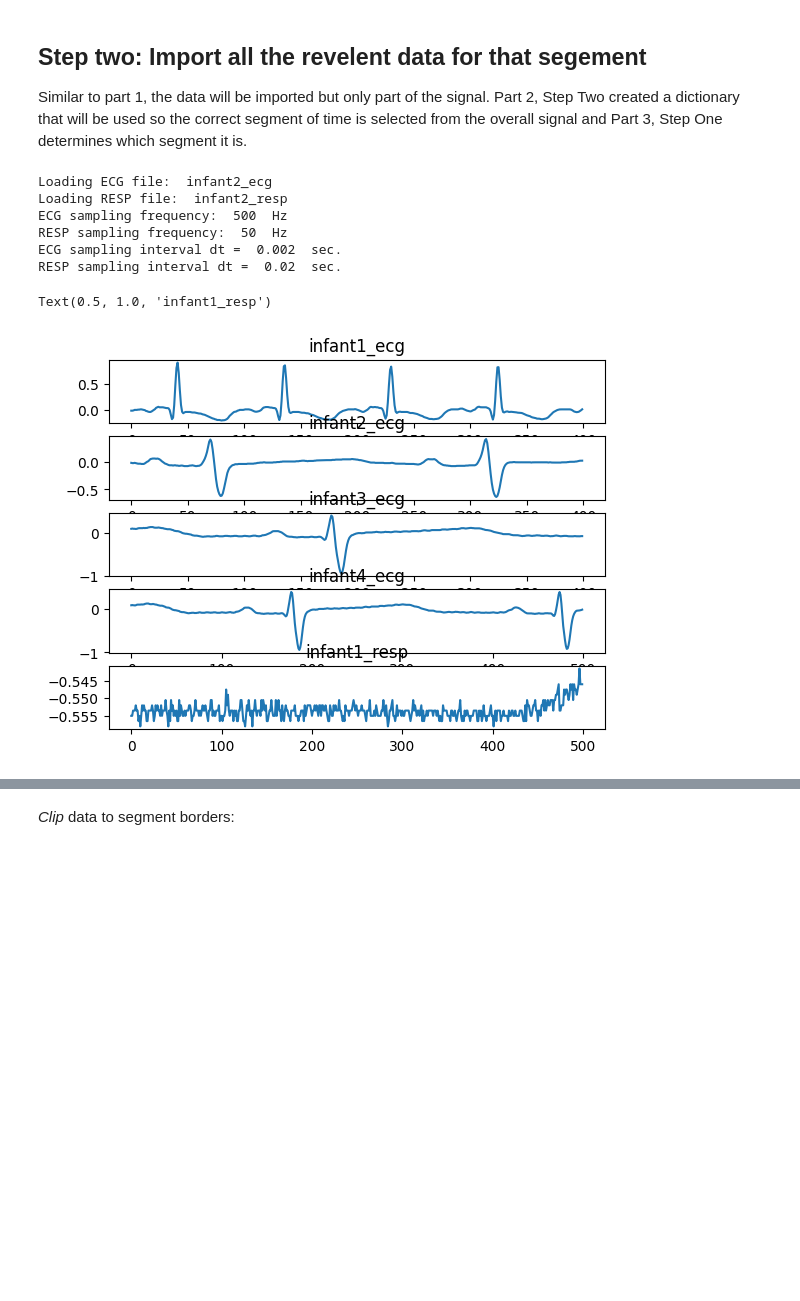
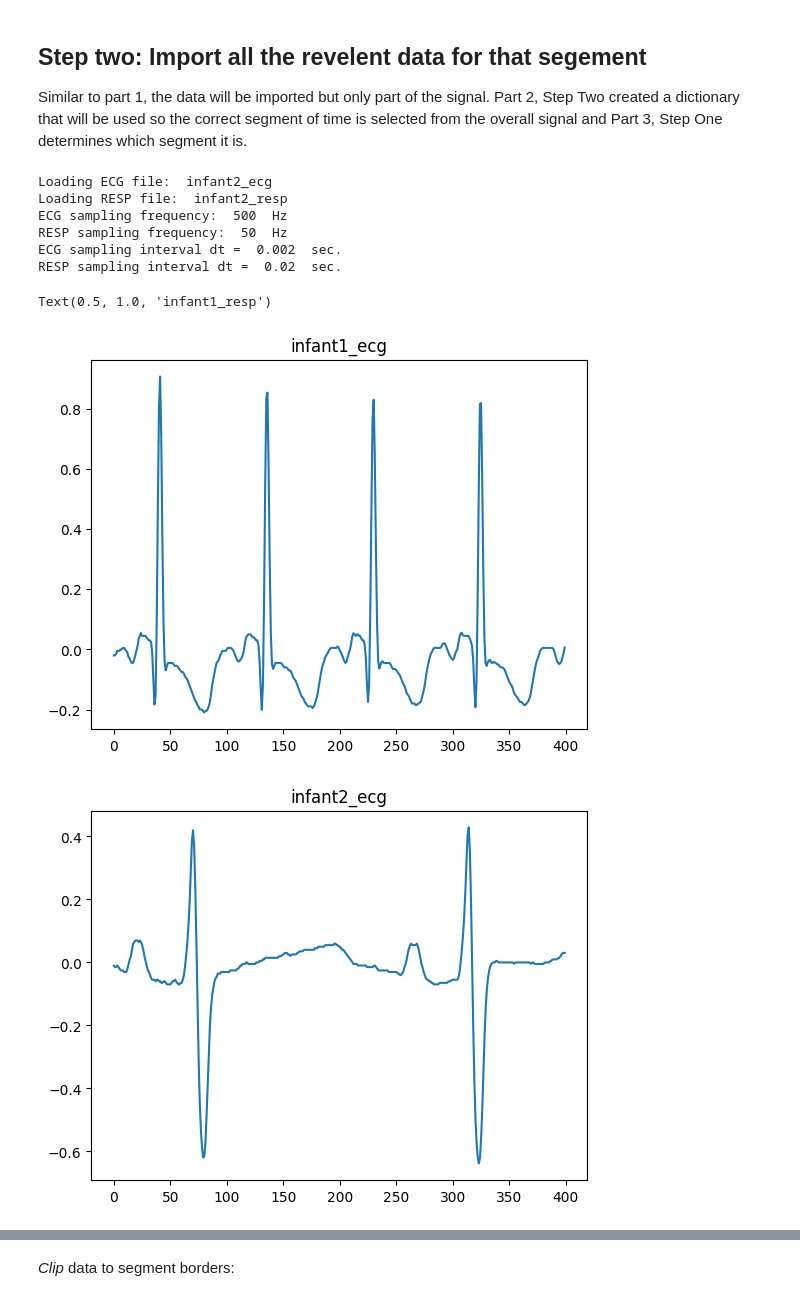
Before and after one commit to FlynnCao/WOA7015-EDA, a Jupyter notebook: main.ipynb, the cells around one changed output, grey strips where cells are left out. Drawn from its saved outputs; the diff is of its cells as text; code cells hidden in the pictures; blank space fills up the shorter version.

```diff
--- a/main.ipynb
+++ b/main.ipynb
@@ -527,40 +527,41 @@ print("RESP sampling interval dt = ", dt_resp, " sec.")
 
 # EDA
 plt.figure(1)
 ecg_record_1 = wfdb.rdsamp(f"{data_dir}/infant1_ecg")
-plt.subplot(5,1,1)
+plt.subplot(1,1,1)
 plt.plot(ecg_record_1 [0][:400])
 plt.title("infant1_ecg")
 
-plt.figure(1)
+plt.figure(2)
 ecg_record_2 = wfdb.rdsamp(f"{data_dir}/infant2_ecg")
-plt.subplot(5,1,2)
+plt.subplot(1,1,1)
 plt.plot(ecg_record_2 [0][:400])
 plt.title("infant2_ecg")
 
-plt.figure(1)
+plt.figure(3)
 ecg_record_3 = wfdb.rdsamp(f"{data_dir}/infant3_ecg")
-plt.subplot(5,1,3)
+plt.subplot(1,1,1)
 plt.plot(ecg_record_3 [0][:400])
 plt.title("infant3_ecg")
 
-plt.figure(1)
+plt.figure(4)
 ecg_record_4 = wfdb.rdsamp(f"{data_dir}/infant4_ecg")
-plt.subplot(5,1,4)
+plt.subplot(1,1,1)
 plt.plot(ecg_record_3 [0][:500])
 plt.title("infant4_ecg")
 
-plt.figure(1)
+plt.figure(5)
 resp_record_1 = wfdb.rdsamp(f"{data_dir}/infant1_resp")
-plt.subplot(5,1,5)
+plt.subplot(1,1,1)
 plt.plot(resp_record_1 [0][:500])
 plt.title("infant1_resp")
 # %% [output]
 Loading ECG file:  infant2_ecg
 Loading RESP file:  infant2_resp
 ECG sampling frequency:  500  Hz
 RESP sampling frequency:  50  Hz
 ECG sampling interval dt =  0.002  sec.
 RESP sampling interval dt =  0.02  sec.
 Text(0.5, 1.0, 'infant1_resp')
-[figure, old version]
+[figure, new version]
+[figure, added]
```
Also changed, not shown: parts of 2 cells of this notebook.
